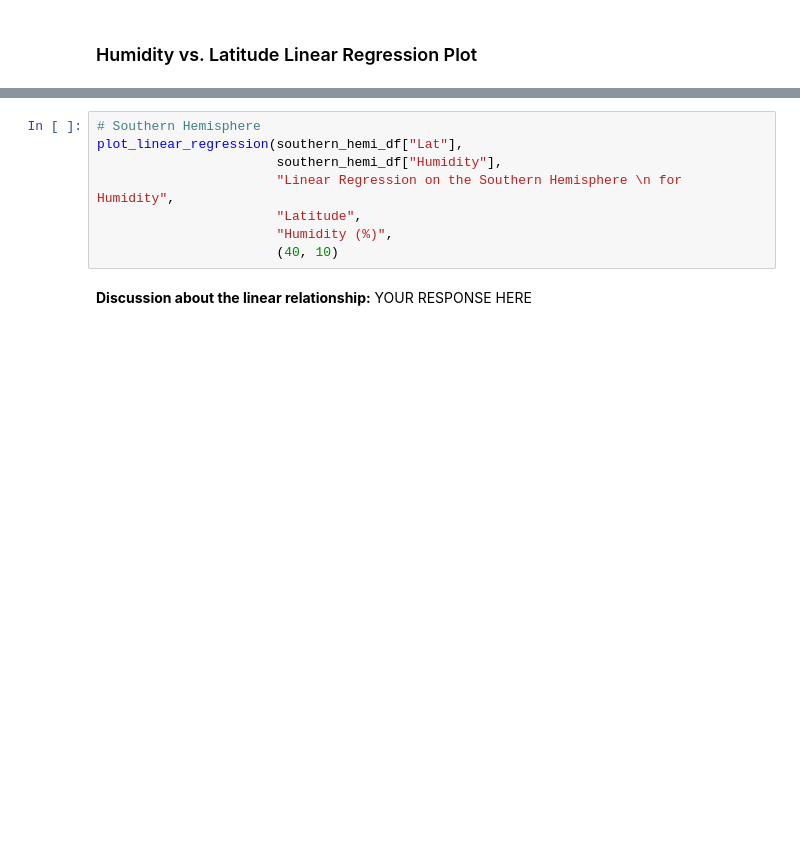
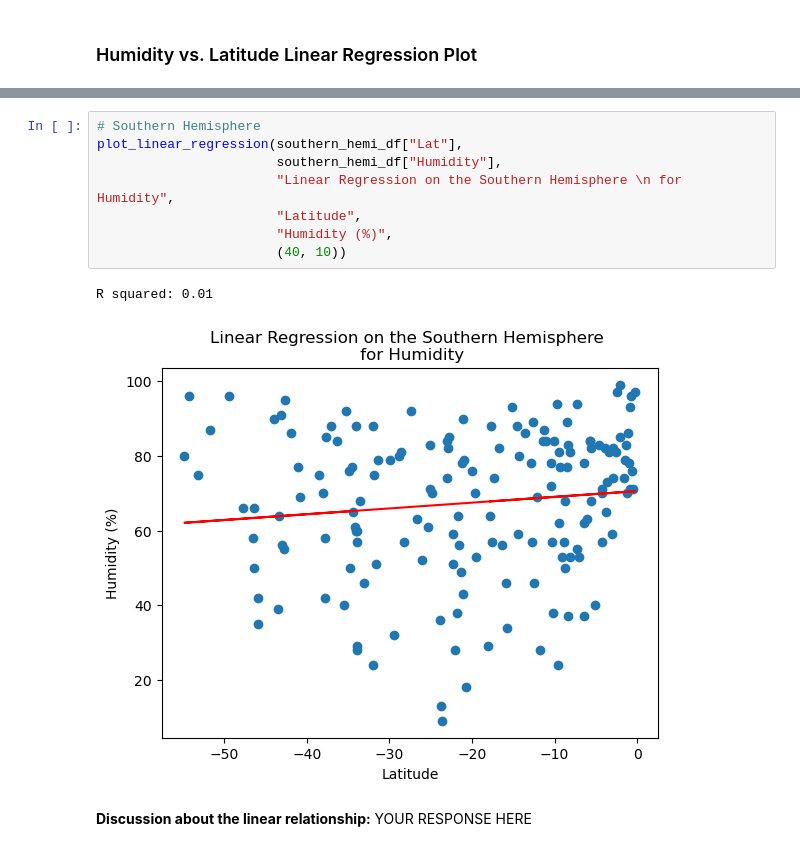
Before and after one commit to Djeanii/python-api-challenge, a Jupyter notebook: WeatherPy/WeatherPy.ipynb, the cells around one changed output, grey strips where cells are left out. Cells and saved outputs as stored; diff of their text form; blank space fills up the shorter version.

```diff
--- a/WeatherPy/WeatherPy.ipynb
+++ b/WeatherPy/WeatherPy.ipynb
@@ -300,11 +359,14 @@ plot_linear_regression(northern_hemi_df["Lat"],
 # %%
 # Southern Hemisphere
 plot_linear_regression(southern_hemi_df["Lat"],
                        southern_hemi_df["Humidity"],
                        "Linear Regression on the Southern Hemisphere \n for Humidity",
                        "Latitude",
                        "Humidity (%)",
-                       (40, 10)
+                       (40, 10))
+# %% [output]
+R squared: 0.01
+[figure, added]
 # %% [markdown]
 **Discussion about the linear relationship:** YOUR RESPONSE HERE
 # %% [markdown]
```
Also changed, not shown: parts of 17 cells of this notebook, 6 other files.
